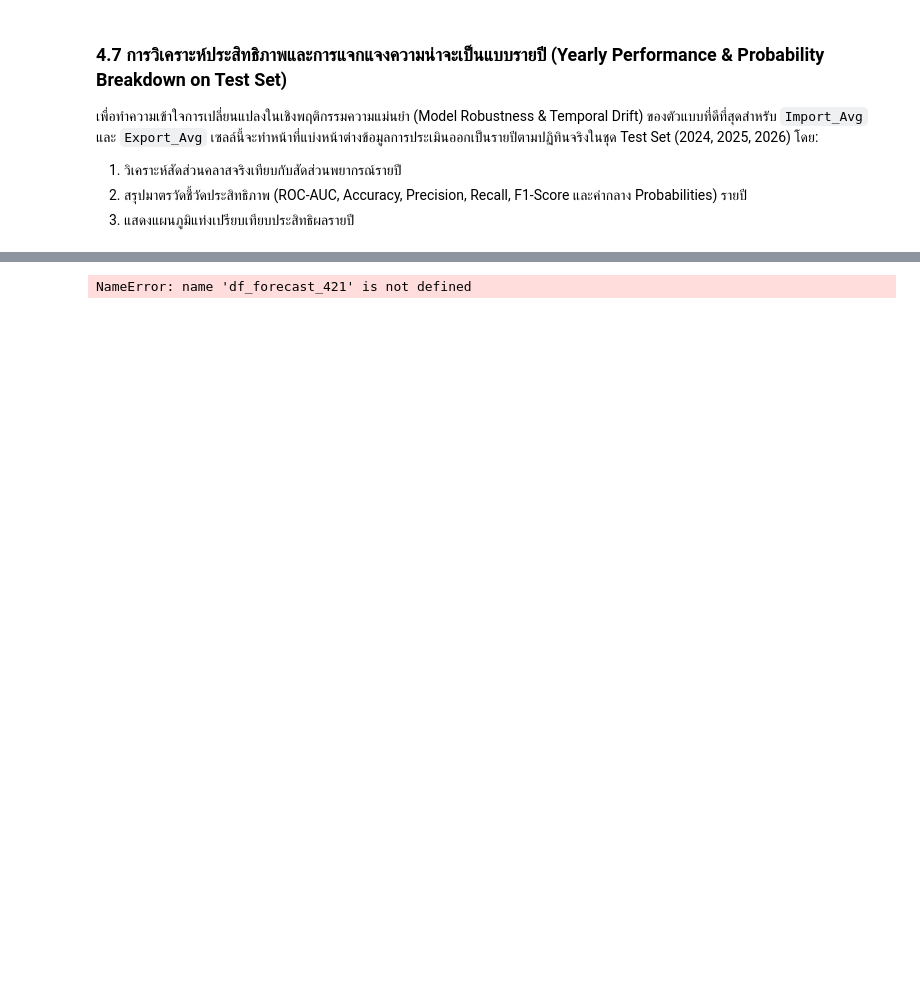
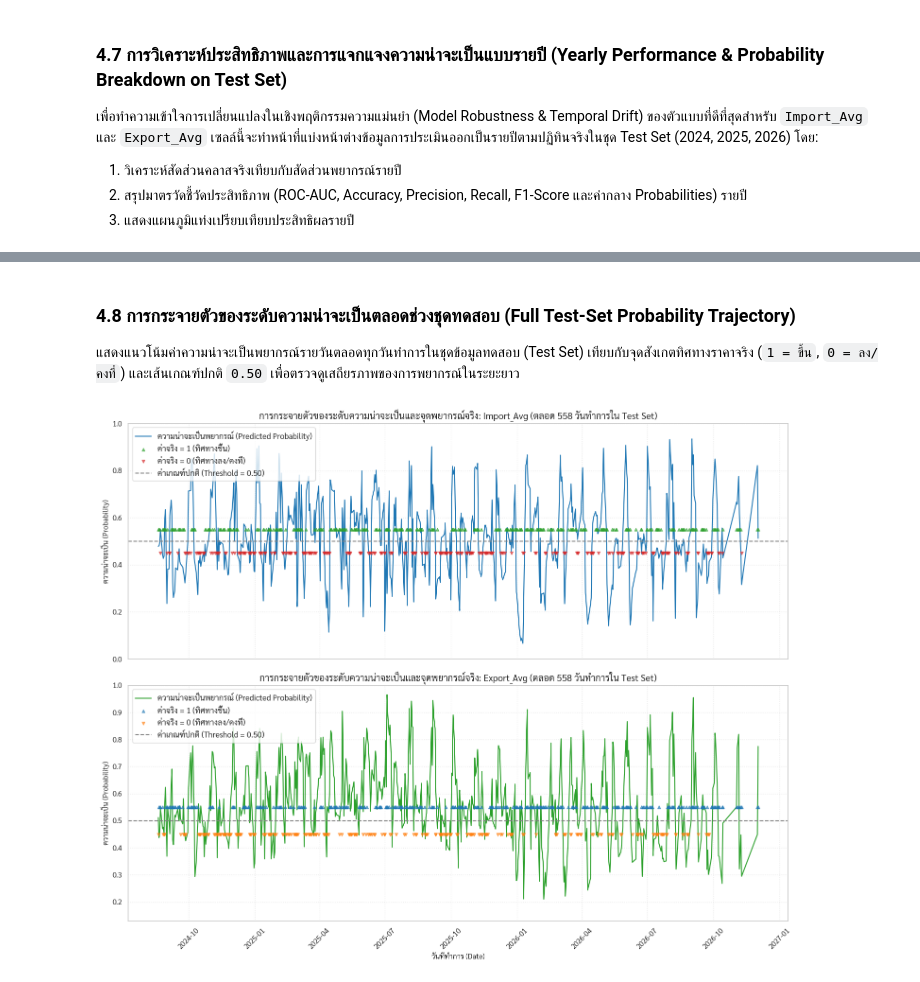
Before and after one commit to igottagofast/DSDE, a Jupyter notebook: notebooks/05_reporting_insights.ipynb, the cells around one changed output, grey strips where cells are left out. Drawn from its saved outputs; the diff is of its cells as text; code cells hidden in the pictures; blank space fills up the shorter version.

```diff
--- a/notebooks/05_reporting_insights.ipynb
+++ b/notebooks/05_reporting_insights.ipynb
@@ -599,51 +599,51 @@ plt.show()
+# %% [markdown]
+### 4.8 การกระจายตัวของระดับความน่าจะเป็นตลอดช่วงชุดทดสอบ (Full Test-Set Probability Trajectory)
+
+แสดงแนวโน้มค่าความน่าจะเป็นพยากรณ์รายวันตลอดทุกวันทำการในชุดข้อมูลทดสอบ (Test Set) เทียบกับจุดสังเกตทิศทางราคาจริง (`1 = ขึ้น`, `0 = ลง/คงที่`) และเส้นเกณฑ์ปกติ `0.50` เพื่อตรวจดูเสถียรภาพของการพยากรณ์ในระยะยาว
 # %%
 import matplotlib.pyplot as plt
-import seaborn as sns
 import pandas as pd
-import matplotlib.font_manager as fm
 
-# 1. ตั้งค่าฟอนต์ภาษาไทยสำหรับการพล็อตกราฟ
-thai_font = fm.FontProperties(fname='./Sarabun-Regular.ttf')
-plt.rcParams['font.family'] = 'Sarabun'
-plt.rcParams['axes.unicode_minus'] = False
-sns.set_theme(style="whitegrid")
+# 1. ตั้งค่าธีมและฟอนต์ภาษาไทยสำหรับการพล็อตกราฟ
+thai_font = configure_thai_font(style="whitegrid")
 
-# 2. ดึงข้อมูล 421 วันทำการล่าสุุด
-df_plot_421 = df_forecast_421.copy()
-df_plot_421['Date'] = pd.to_datetime(df_plot_421['Date'])
+# 2. ดึงข้อมูล Test Set ทั้งหมดจาก df_test_predictions
+df_plot_full = df_test_predictions.copy()
+df_plot_full["Date"] = pd.to_datetime(df_plot_full["Date"])
+n_test_days = len(df_plot_full)
 
-# 3. เริ่มพล็อตกราฟเปรียบเทียบระดับความน่าจะเป็นรายวัน
+# 3. พล็อตกราฟเปรียบเทียบระดับความน่าจะเป็นรายวันตลอด Test Set
 fig, (ax1, ax2) = plt.subplots(2, 1, figsize=(15, 12), sharex=True)
 
 # Subplot 1: Import_Avg
-ax1.plot(df_plot_421['Date'], df_plot_421['Prob_Import'], color='#1f77b4', label='ความน่าจะเป็นพยากรณ์ (Predicted Probability)', linewidth=1.5)
-ax1.scatter(df_plot_421[df_plot_421['Actual_Import'] == 1]['Date'], [0.55] * len(df_plot_421[df_plot_421['Actual_Import'] == 1]),
-            color='#2ca02c', marker='^', s=20, alpha=0.6, label='ค่าจริง = 1 (ทิศทางขึ้น)', zorder=5)
-ax1.scatter(df_plot_421[df_plot_421['Actual_Import'] == 0]['Date'], [0.45] * len(df_plot_421[df_plot_421['Actual_Import'] == 0]),
-            color='#d62728', marker='v', s=20, alpha=0.6, label='ค่าจริง = 0 (ทิศทางลง/คงที่)', zorder=5)
-ax1.axhline(0.50, color='grey', linestyle='--', linewidth=1.5, label='ค่าเกณฑ์ปกติ (Threshold = 0.50)')
-ax1.set_title('การกระจายตัวของระดับความน่าจะเป็นและจุดพยากรณ์จริง: Import_Avg (ตลอด 421 วันทำการใน Test Set)', fontproperties=thai_font, fontsize=14, fontweight='bold')
-ax1.set_ylabel('ความน่าจะเป็น (Probability)', fontproperties=thai_font, fontsize=11)
-ax1.set_ylim(0.15, 0.85)
-ax1.legend(prop=thai_font, loc='upper left')
-ax1.grid(True, linestyle=':', alpha=0.5)
+imp_ymin = max(0.0, min(df_plot_full["Prob_Import"].min(), 0.45) - 0.08)
+imp_ymax = min(1.0, max(df_plot_full["Prob_Import"].max(), 0.55) + 0.08)
+ax1.plot(df_plot_full["Date"], df_plot_full["Prob_Import"], color="#1f77b4", label="ความน่าจะเป็นพยากรณ์ (Predicted Probability)", linewidth=1.5)
+ax1.scatter(df_plot_full[df_plot_full["Actual_Import"] == 1]["Date"], [0.55] * int((df_plot_full["Actual_Import"] == 1).sum()), color="#2ca02c", marker="^", s=20, alpha=0.6, label="ค่าจริง = 1 (ทิศทางขึ้น)", zorder=5)
+ax1.scatter(df_plot_full[df_plot_full["Actual_Import"] == 0]["Date"], [0.45] * int((df_plot_full["Actual_Import"] == 0).sum()), color="#d62728", marker="v", s=20, alpha=0.6, label="ค่าจริง = 0 (ทิศทางลง/คงที่)", zorder=5)
+ax1.axhline(0.50, color="grey", linestyle="--", linewidth=1.5, label="ค่าเกณฑ์ปกติ (Threshold = 0.50)")
+ax1.set_title(f"การกระจายตัวของระดับความน่าจะเป็นและจุดพยากรณ์จริง: Import_Avg (ตลอด {n_test_days} วันทำการใน Test Set)", fontproperties=thai_font, fontsize=14, fontweight="bold")
+ax1.set_ylabel("ความน่าจะเป็น (Probability)", fontproperties=thai_font, fontsize=11)
+ax1.set_ylim(imp_ymin, imp_ymax)
+ax1.legend(prop=thai_font, loc="upper left")
+ax1.grid(True, linestyle=":", alpha=0.5)
 
 # Subplot 2: Export_Avg
-ax2.plot(df_plot_421['Date'], df_plot_421['Prob_Export'], color='#2ca02c', label='ความน่าจะเป็นพยากรณ์ (Predicted Probability)', linewidth=1.5)
-ax2.scatter(df_plot_421[df_plot_421['Actual_Export'] == 1]['Date'], [0.55] * len(df_plot_421[df_plot_421['Actual_Export'] == 1]),
-            color='#1f77b4', marker='^', s=20, alpha=0.6, label='ค่าจริง = 1 (ทิศทางขึ้น)', zorder=5)
-ax2.scatter(df_plot_421[df_plot_421['Actual_Export'] == 0]['Date'], [0.45] * len(df_plot_421[df_plot_421['Actual_Export'] == 0]),
-            color='#ff7f0e', marker='v', s=20, alpha=0.6, label='ค่าจริง = 0 (ทิศทางลง/คงที่)', zorder=5)
-ax2.axhline(0.50, color='grey', linestyle='--', linewidth=1.5, label='ค่าเกณฑ์ปกติ (Threshold = 0.50)')
-ax2.set_title('การกระจายตัวของระดับความน่าจะเป็นและจุดพยากรณ์จริง: Export_Avg (ตลอด 421 วันทำการใน Test Set)', fontproperties=thai_font, fontsize=14, fontweight='bold')
-ax2.set_xlabel('วันที่ทำการ (Date)', fontproperties=thai_font, fontsize=11)
-ax2.set_ylabel('ความน่าจะเป็น (Probability)', fontproperties=thai_font, fontsize=11)
-ax2.set_ylim(0.15, 0.85)
-ax2.legend(prop=thai_font, loc='upper left')
-ax2.grid(True, linestyle=':', alpha=0.5)
+exp_ymin = max(0.0, min(df_plot_full["Prob_Export"].min(), 0.45) - 0.08)
+exp_ymax = min(1.0, max(df_plot_full["Prob_Export"].max(), 0.55) + 0.08)
+ax2.plot(df_plot_full["Date"], df_plot_full["Prob_Export"], color="#2ca02c", label="ความน่าจะเป็นพยากรณ์ (Predicted Probability)", linewidth=1.5)
+ax2.scatter(df_plot_full[df_plot_full["Actual_Export"] == 1]["Date"], [0.55] * int((df_plot_full["Actual_Export"] == 1).sum()), color="#1f77b4", marker="^", s=20, alpha=0.6, label="ค่าจริง = 1 (ทิศทางขึ้น)", zorder=5)
+ax2.scatter(df_plot_full[df_plot_full["Actual_Export"] == 0]["Date"], [0.45] * int((df_plot_full["Actual_Export"] == 0).sum()), color="#ff7f0e", marker="v", s=20, alpha=0.6, label="ค่าจริง = 0 (ทิศทางลง/คงที่)", zorder=5)
+ax2.axhline(0.50, color="grey", linestyle="--", linewidth=1.5, label="ค่าเกณฑ์ปกติ (Threshold = 0.50)")
+ax2.set_title(f"การกระจายตัวของระดับความน่าจะเป็นและจุดพยากรณ์จริง: Export_Avg (ตลอด {n_test_days} วันทำการใน Test Set)", fontproperties=thai_font, fontsize=14, fontweight="bold")
+ax2.set_xlabel("วันที่ทำการ (Date)", fontproperties=thai_font, fontsize=11)
+ax2.set_ylabel("ความน่าจะเป็น (Probability)", fontproperties=thai_font, fontsize=11)
+ax2.set_ylim(exp_ymin, exp_ymax)
+ax2.legend(prop=thai_font, loc="upper left")
+ax2.grid(True, linestyle=":", alpha=0.5)
 
 plt.xticks(rotation=45)
 plt.tight_layout()
 plt.show()
 # %% [output]
-NameError: name 'df_forecast_421' is not defined
+[figure, added]
```
Also changed, not shown: parts of 6 cells of this notebook, 1 other file.
